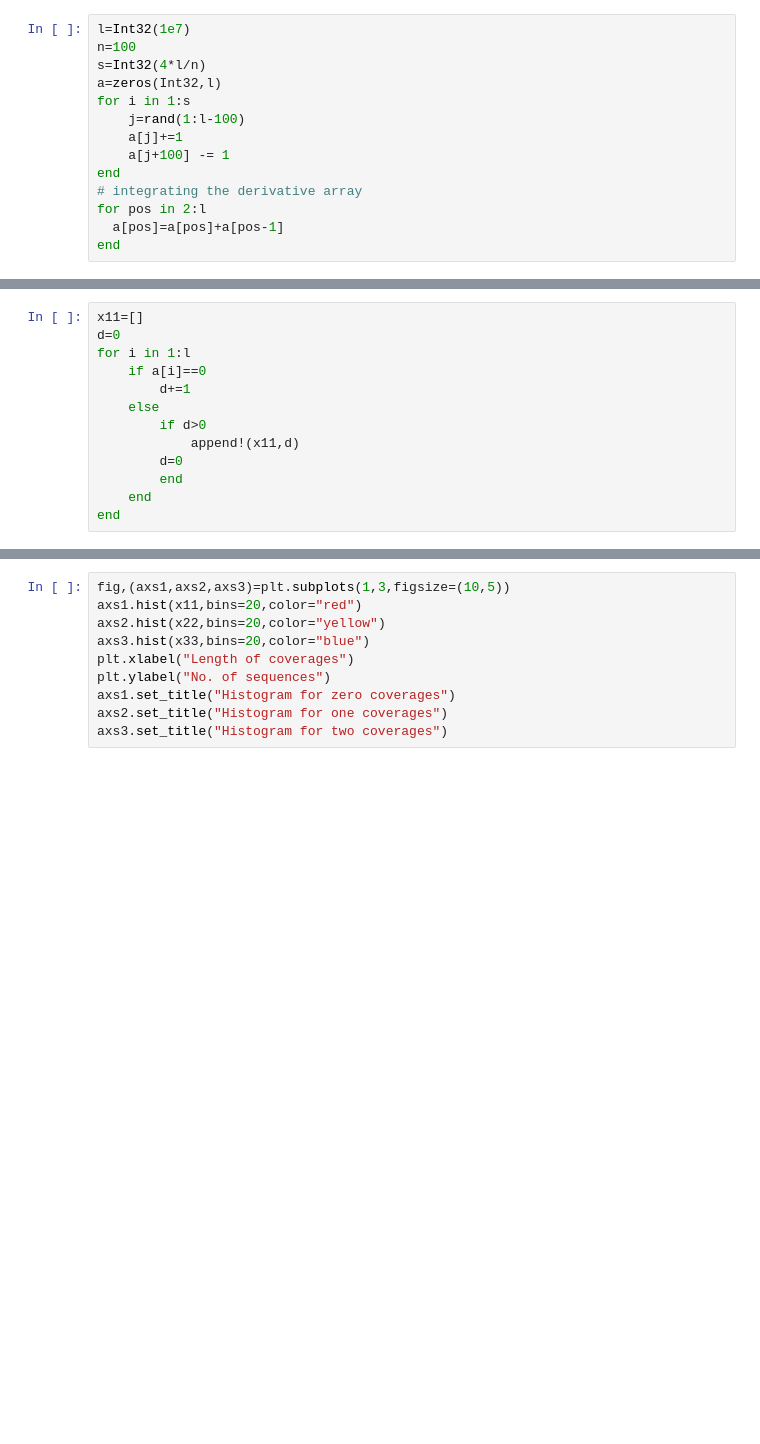
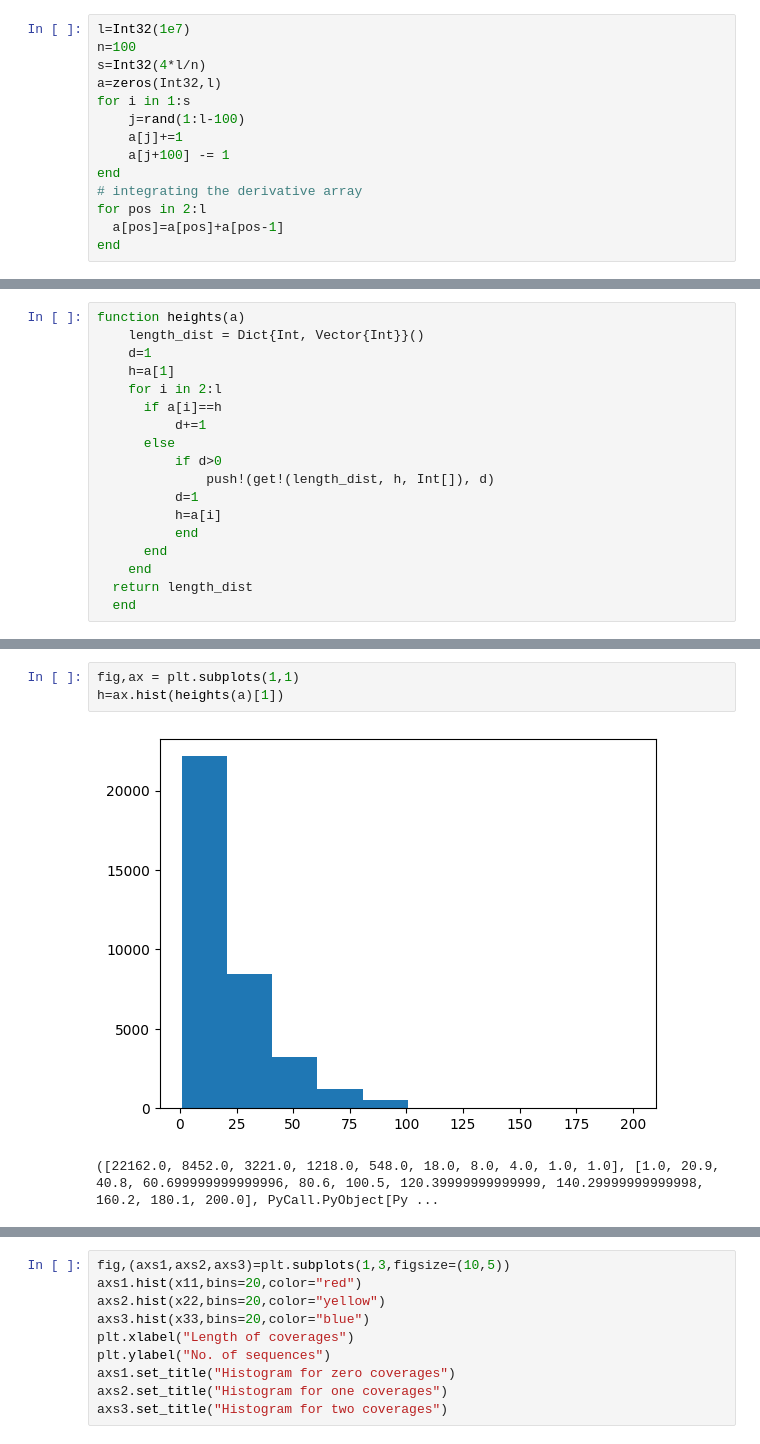
Before and after one commit to Dinesh-Adhithya-H/Bioinformatics, a Jupyter notebook: Baseline_random_simulations.ipynb, the cells around one changed output, grey strips where cells are left out. Drawn from its saved outputs; the diff is of its cells as text; blank space fills up the shorter version.

```diff
--- a/Baseline_random_simulations.ipynb
+++ b/Baseline_random_simulations.ipynb
@@ -173,13 +214,18 @@ end
 # %%
-x11=[]
-d=0
-for i in 1:l
-    if a[i]==0
-        d+=1
-    else
-        if d>0
-            append!(x11,d)
-        d=0
-        end
+function heights(a)
+    length_dist = Dict{Int, Vector{Int}}()
+    d=1
+    h=a[1]
+    for i in 2:l
+      if a[i]==h
+          d+=1
+      else
+          if d>0
+              push!(get!(length_dist, h, Int[]), d)
+          d=1
+          h=a[i]
+          end
+      end
     end
-end
+  return length_dist
+  end
@@ -211,0 +257,6 @@ end
+# %%
+fig,ax = plt.subplots(1,1)
+h=ax.hist(heights(a)[1])
+# %% [output]
+[figure, added]
+([22162.0, 8452.0, 3221.0, 1218.0, 548.0, 18.0, 8.0, 4.0, 1.0, 1.0], [1.0, 20.9, 40.8, 60.699999999999996, 80.6, 100.5, 120.39999999999999, 140.29999999999998, 160.2, 180.1, 200.0], PyCall.PyObject[Py ...
```
Also changed, not shown: parts of 15 cells of this notebook.
